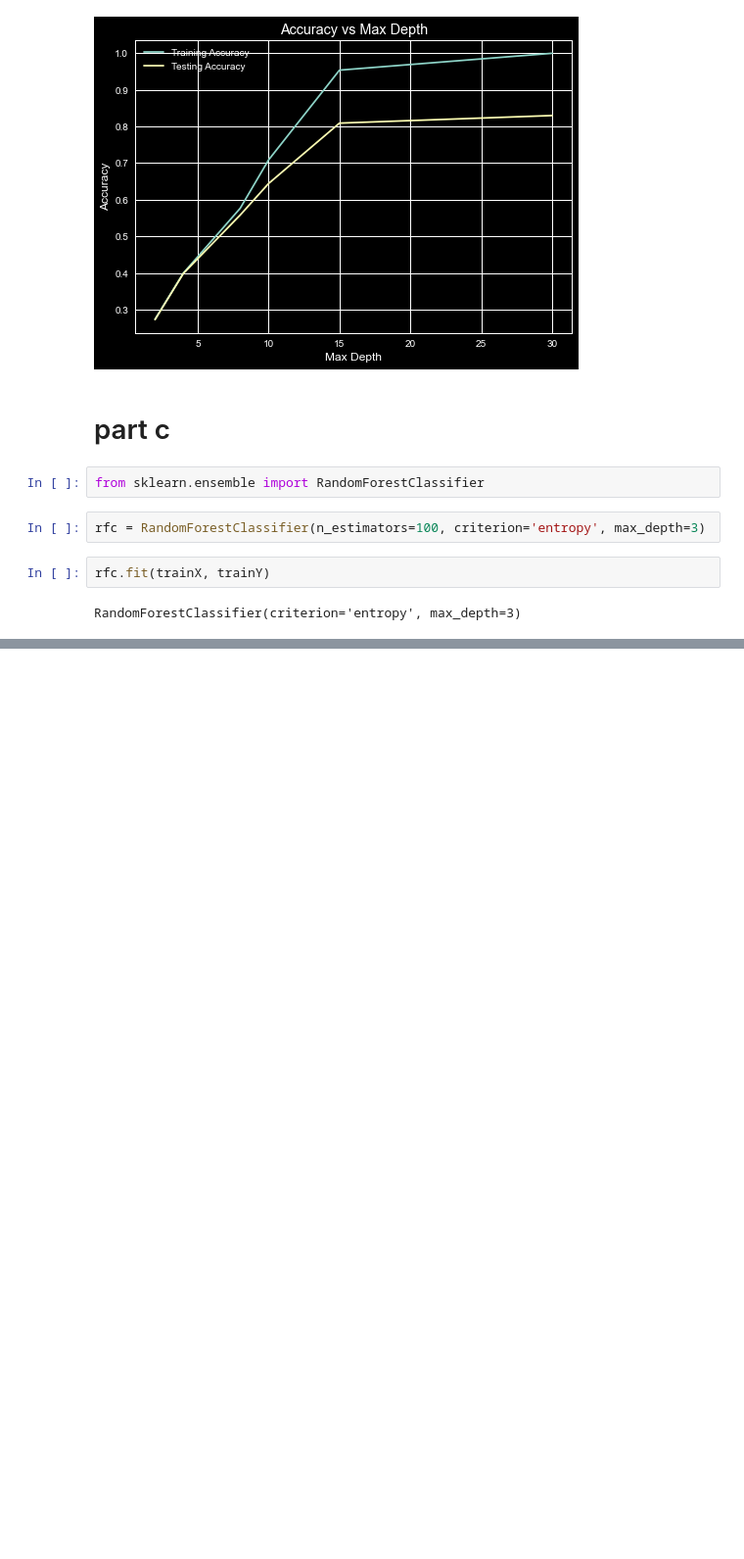
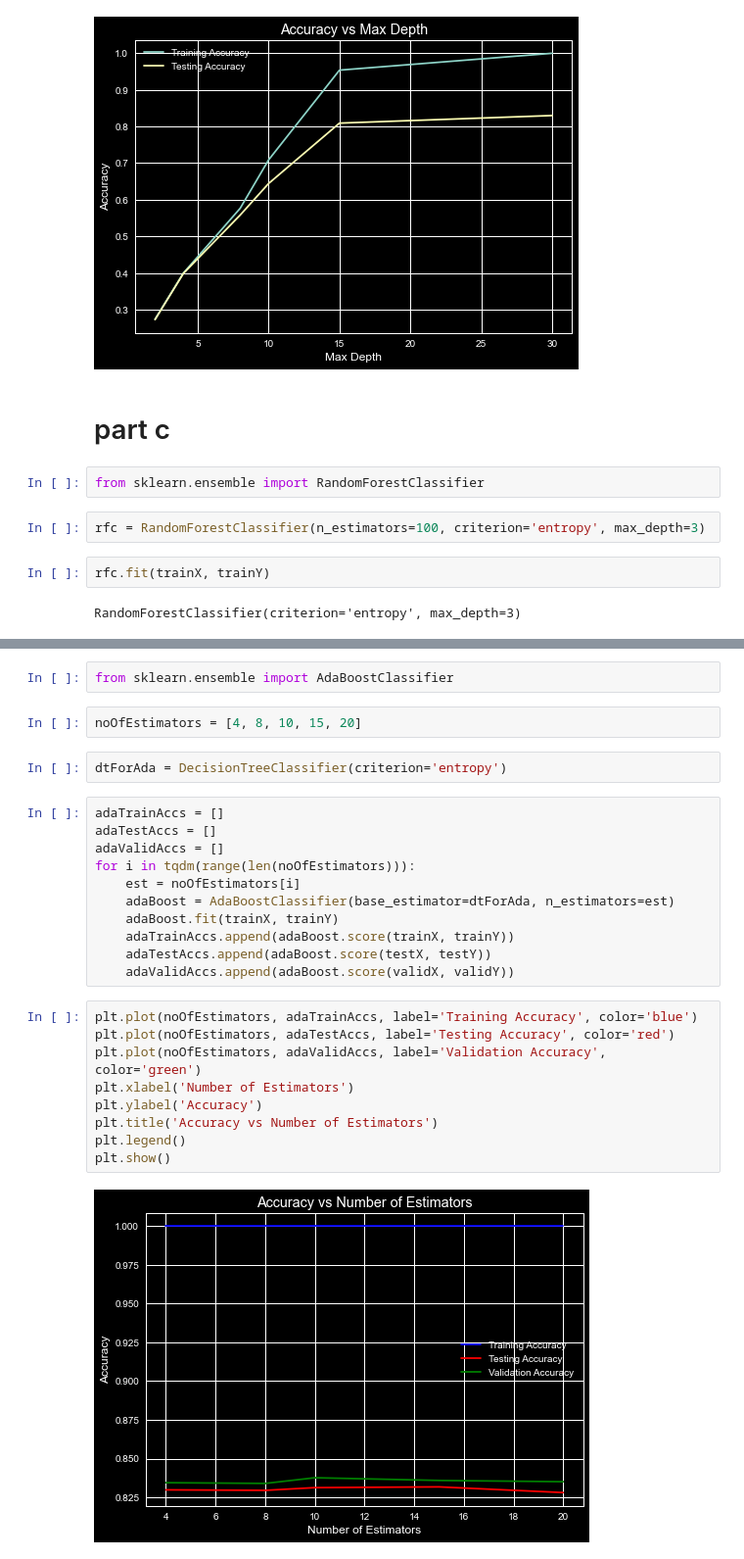
Before and after one commit to PritishWadhwa/ML-Assignments, a Jupyter notebook: Assignment2/q1.ipynb, the cells around one changed output, grey strips where cells are left out. Shown at 98% size. Saved outputs shown, nothing was run; the diff lists cells and outputs as text; blank space fills up the shorter version.

```diff
--- a/Assignment2/q1.ipynb
+++ b/Assignment2/q1.ipynb
@@ -191,0 +305,28 @@ for i in range(100):
+# %%
+from sklearn.ensemble import AdaBoostClassifier
+# %%
+noOfEstimators = [4, 8, 10, 15, 20]
+# %%
+dtForAda = DecisionTreeClassifier(criterion='entropy')
+# %%
+adaTrainAccs = []
+adaTestAccs = []
+adaValidAccs = []
+for i in tqdm(range(len(noOfEstimators))):
+    est = noOfEstimators[i]
+    adaBoost = AdaBoostClassifier(base_estimator=dtForAda, n_estimators=est)
+    adaBoost.fit(trainX, trainY)
+    adaTrainAccs.append(adaBoost.score(trainX, trainY))
+    adaTestAccs.append(adaBoost.score(testX, testY))
+    adaValidAccs.append(adaBoost.score(validX, validY))
+# %%
+plt.plot(noOfEstimators, adaTrainAccs, label='Training Accuracy', color='blue')
+plt.plot(noOfEstimators, adaTestAccs, label='Testing Accuracy', color='red')
+plt.plot(noOfEstimators, adaValidAccs, label='Validation Accuracy', color='green')
+plt.xlabel('Number of Estimators')
+plt.ylabel('Accuracy')
+plt.title('Accuracy vs Number of Estimators')
+plt.legend()
+plt.show()
+# %% [output]
+[figure, added]
```
Also changed, not shown: parts of 20 cells of this notebook.
